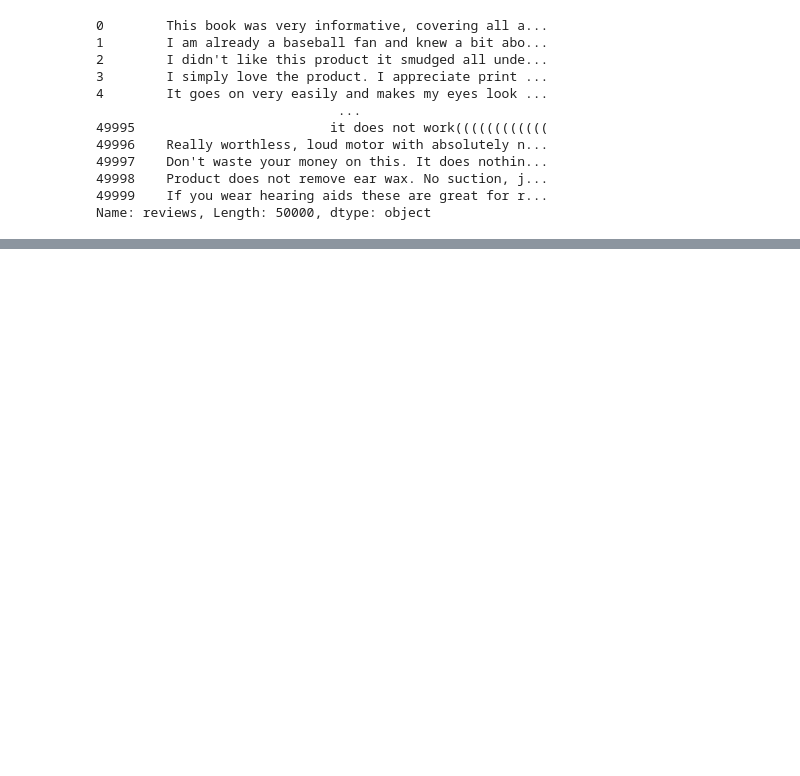
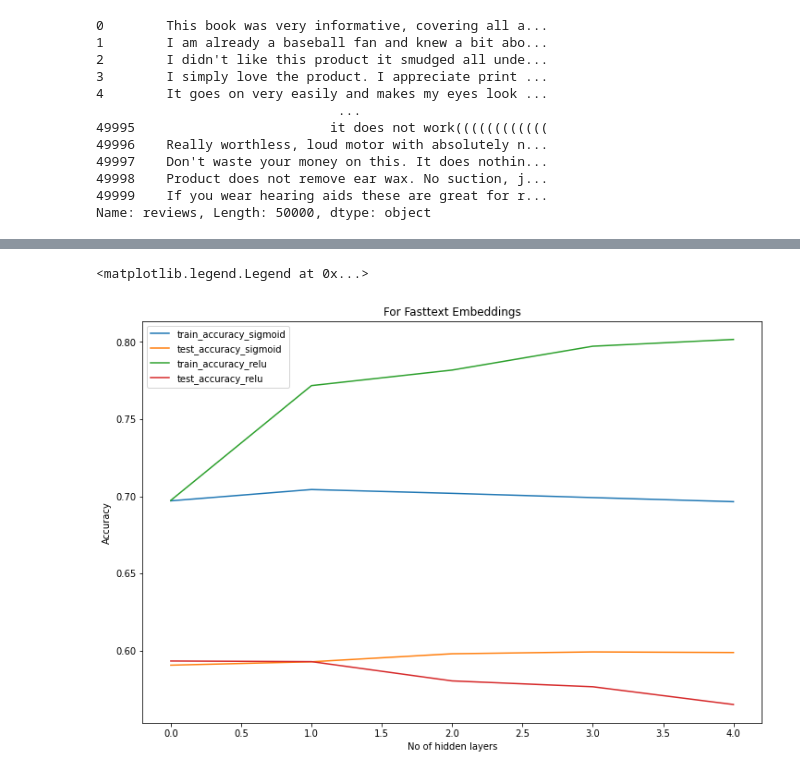
Before and after one commit to Manojbhadu/CS772-DL4NLP, a Jupyter notebook: Assignment2/Word2Vec.ipynb, the cells around one changed output, grey strips where cells are left out. Saved outputs shown, nothing was run; the diff lists cells and outputs as text; code cells hidden in the pictures; blank space fills up the shorter version.

```diff
--- a/Assignment2/Word2Vec.ipynb
+++ b/Assignment2/Word2Vec.ipynb
@@ -215,6 +226,7 @@ def bestModelNN():
     print(testAccuraciesReLU)
     print(trainAccuraciesSigmoid)
     print(testAccuraciesSigmoid)
+    return trainAccuraciesReLU, testAccuraciesReLU, trainAccuraciesSigmoid, testAccuraciesSigmoid
 # %%
 ##### Develop Report for the best model and prediction for some examples
 def report(y_pred,test,Model):
@@ -252,0 +245,2 @@ Epoch 1/15
+# %%
+trainAccuraciesReLU, testAccuraciesReLU, trainAccuraciesSigmoid, testAccuraciesSigmoid = bestModelNN()
@@ -252,0 +267,9 @@ Epoch 1/15
+# %%
+all_accuracy = pd.DataFrame(columns=['layers','train_accuracy_sigmoid','test_accuracy_sigmoid','train_accuracy_relu','test_accuracy_relu'],index=np.arange(5))
+# %%
+all_accuracy['layers'] = np.arange(5)
+all_accuracy['train_accuracy_sigmoid']= trainAccuraciesSigmoid
+all_accuracy['test_accuracy_sigmoid'] = testAccuraciesSigmoid
+all_accuracy['train_accuracy_relu'] = trainAccuraciesReLU
+all_accuracy['test_accuracy_relu'] = testAccuraciesReLU
+all_accuracy
@@ -252,0 +285,13 @@ Epoch 1/15
+# %%
+plt.figure(figsize=(12,8))
+plt.plot(all_accuracy['layers'],all_accuracy['train_accuracy_sigmoid'],label='train_accuracy_sigmoid')
+plt.plot(all_accuracy['layers'],all_accuracy['test_accuracy_sigmoid'],label='test_accuracy_sigmoid')
+plt.plot(all_accuracy['layers'],all_accuracy['train_accuracy_relu'],label='train_accuracy_relu')
+plt.plot(all_accuracy['layers'],all_accuracy['test_accuracy_relu'],label='test_accuracy_relu')
+plt.title('For Fasttext Embeddings')
+plt.xlabel("No of hidden layers")
+plt.ylabel("Accuracy")
+plt.legend()
+# %% [output]
+<matplotlib.legend.Legend at 0x...>
+[figure, added]
```
Also changed, not shown: parts of 30 cells of this notebook.
